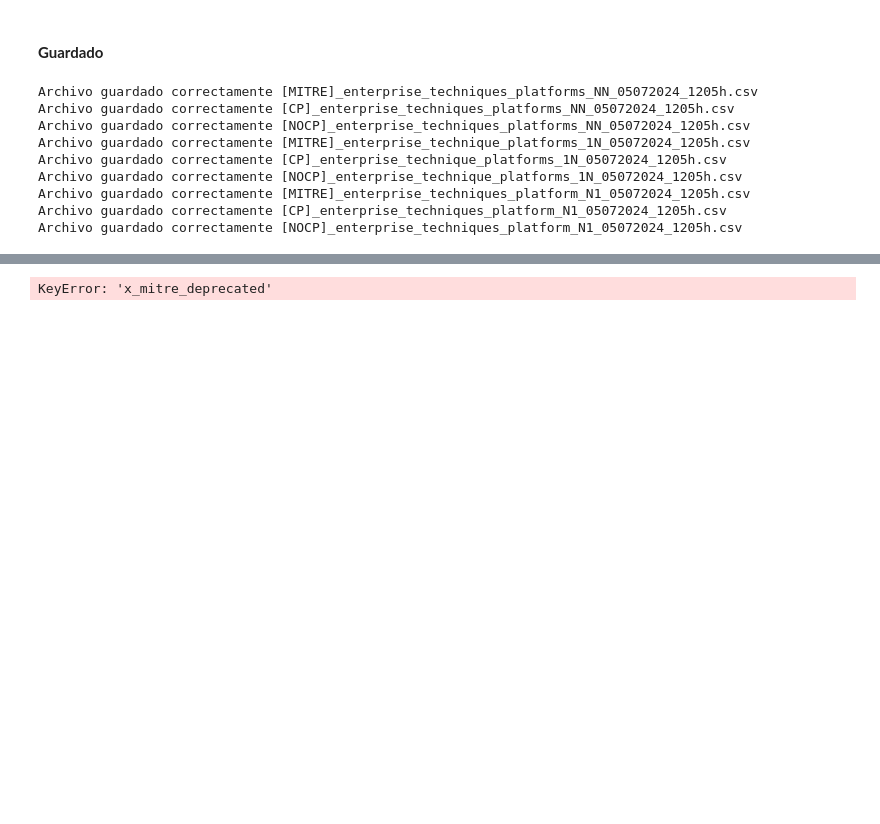
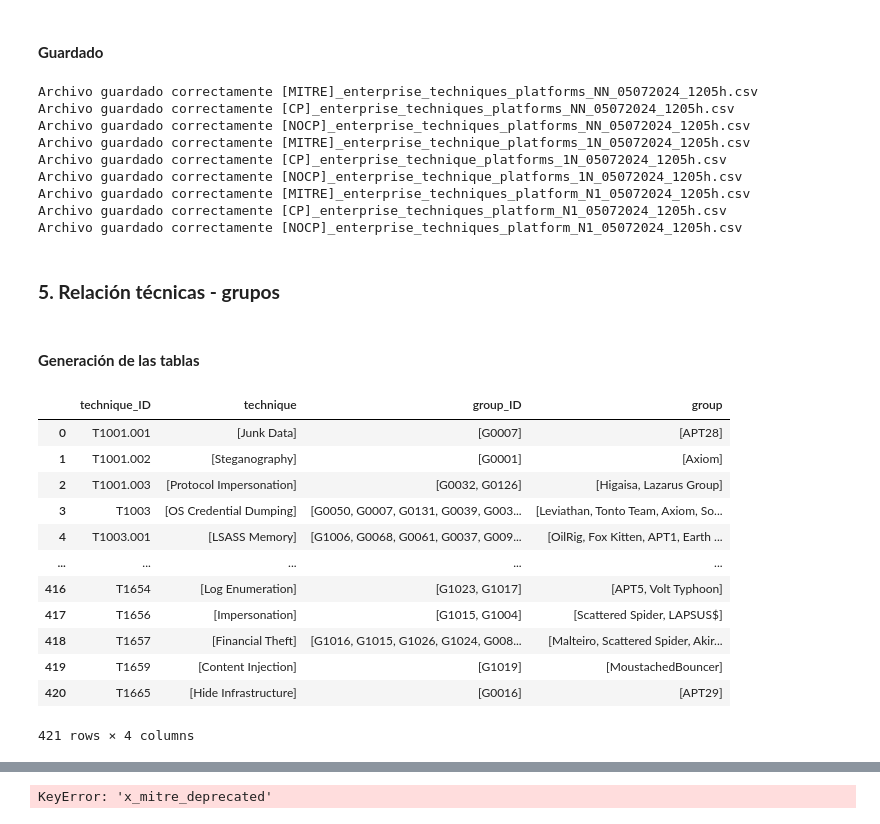
Before and after one commit to cyberauditor-framework/Mitre-Detections-Rules-Framework, a Jupyter notebook: mitre_relationships/[stix2]_mitre_relationships.ipynb, the cells around one changed output, grey strips where cells are left out. Saved outputs shown, nothing was run; the diff lists cells and outputs as text; code cells hidden in the pictures; blank space fills up the shorter version.

Commit message:
RC: añadidas relaciones técnicas - grupos

```diff
--- a/mitre_relationships/[stix2]_mitre_relationships.ipynb
+++ b/mitre_relationships/[stix2]_mitre_relationships.ipynb
@@ -829,3 +920,23 @@ Archivo guardado correctamente [NOCP]_enterprise_technique_platforms_1N_05072024
 Archivo guardado correctamente [MITRE]_enterprise_techniques_platform_N1_05072024_1205h.csv
 Archivo guardado correctamente [CP]_enterprise_techniques_platform_N1_05072024_1205h.csv
 Archivo guardado correctamente [NOCP]_enterprise_techniques_platform_N1_05072024_1205h.csv
+# %% [markdown]
+### **5. Relación técnicas - grupos**
+# %% [markdown]
+#### **Generación de las tablas**
+# %%
+MITRE_techniques_groups_NN_df, CP_techniques_groups_NN_df, NOCP_techniques_groups_NN_df, MITRE_technique_groups_1N_df, CP_technique_groups_1N_df, NOCP_technique_groups_1N_df, MITRE_techniques_group_N1_df, CP_techniques_group_N1_df, NOCP_techniques_group_N1_df = get_techniques_groups_relationships(mitre_matrix, cp_techniques)
+# %% [output]
+|  | technique_ID | technique | group_ID | group |
+| 0 | T1001.001 | [Junk Data] | [G0007] | [APT28] |
+| 1 | T1001.002 | [Steganography] | [G0001] | [Axiom] |
+| 2 | T1001.003 | [Protocol Impersonation] | [G0032, G0126] | [Higaisa, Lazarus Group] |
+| 3 | T1003 | [OS Credential Dumping] | [G0050, G0007, G0131, G0039, G003... | [Leviathan, Tonto Team, Axiom, So... |
+| 4 | T1003.001 | [LSASS Memory] | [G1006, G0068, G0061, G0037, G009... | [OilRig, Fox Kitten, APT1, Earth ... |
+| ... | ... | ... | ... | ... |
+| 416 | T1654 | [Log Enumeration] | [G1023, G1017] | [APT5, Volt Typhoon] |
+| 417 | T1656 | [Impersonation] | [G1015, G1004] | [Scattered Spider, LAPSUS$] |
+| 418 | T1657 | [Financial Theft] | [G1016, G1015, G1026, G1024, G008... | [Malteiro, Scattered Spider, Akir... |
+| 419 | T1659 | [Content Injection] | [G1019] | [MoustachedBouncer] |
+| 420 | T1665 | [Hide Infrastructure] | [G0016] | [APT29] |
+421 rows × 4 columns
```
Also changed, not shown: parts of 20 cells of this notebook.
